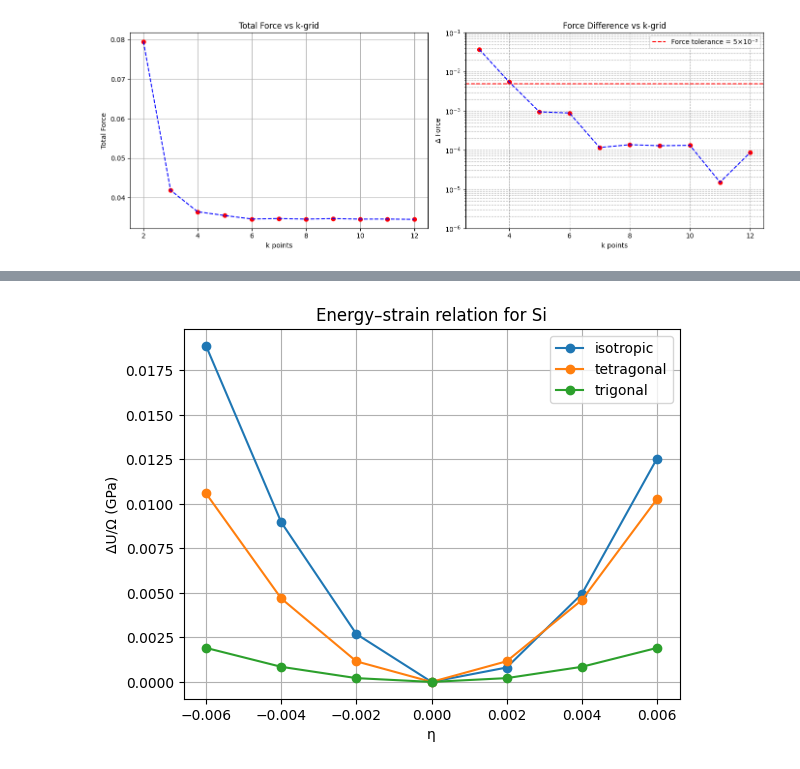
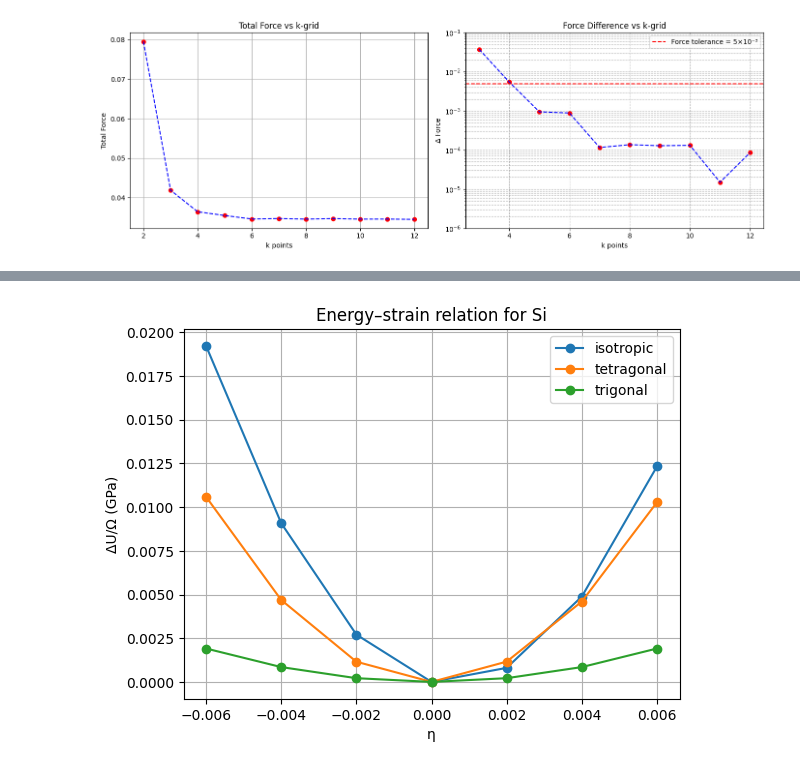
Before and after one commit to chemerzhc/Cornell-MSE5720-Assignment, a Jupyter notebook: HW2/HW2.ipynb, the cells around one changed output, grey strips where cells are left out. Cells and saved outputs as stored; diff of their text form; code cells hidden in the pictures.

```diff
--- a/HW2/HW2.ipynb
+++ b/HW2/HW2.ipynb
@@ -480,13 +480,7 @@ plt.show()
 [None, 0.037599999999999995, 0.005463000000000003, 0.0009459999999999955, 0.0008809999999999998, 0.00011599999999999805, 0.00013699999999999823, 0.00012899999999999717, 0.00013200000000000017, 1.50000 ...
 [figure]
 # %%
-# 🧮 Exercise 2A – Elastic Constants of Si (Quantum ESPRESSO)
-# Extract energies from GitHub outputs and compute C11, C12, C44.
-
-import re, requests
-import numpy as np
 import pandas as pd
-import matplotlib.pyplot as plt
 from scipy.optimize import curve_fit
 from IPython.display import Markdown as md
 
@@ -494,20 +488,26 @@ from IPython.display import Markdown as md
 base_url = "https://raw.githubusercontent.com/chemerzhc/Cornell-MSE5720-Assignment/main/HW2/Q2/Q2A_si"
 deformations = ["isotropic", "tetragonal", "trigonal"]
 etas = np.array([-0.006, -0.004, -0.002, 0.0, 0.002, 0.004, 0.006])
-
-a0 = 10.2                     # lattice parameter in bohr
-Omega = a0**3 / 4             # Si FCC conventional cell volume per 2 atoms
-Ry_to_GPa = 14710.5           # conversion factor (Ry/bohr³ → GPa)
+Ry_to_GPa = 14710.5  # conversion factor (Ry/bohr³ → GPa)
 
 # --- Helper functions --------------------------------------------------------
-def get_energy(url: str):
-    """Extract total energy from QE .out file hosted on GitHub."""
+def get_energy_and_volume(url: str):
+    """Extract total energy and unit-cell volume from QE .out file hosted on GitHub."""
     r = requests.get(url)
     if r.status_code != 200:
-        print(f"⚠️  Missing {url}")
-        return np.nan
-    m = re.search(r"! *total energy *=\s*([-\d.]+)", r.text)
-    return float(m.group(1)) if m else np.nan
+        print(f"⚠️ Missing {url}")
+        return np.nan, np.nan
+    text = r.text
+
+    # Total energy
+    m_energy = re.search(r"! *total energy *=\s*([-\d.]+)", text)
+    energy = float(m_energy.group(1)) if m_energy else np.nan
+
+    # Unit-cell volume
+    m_vol = re.search(r"unit-cell volume\s*=\s*([-\d.]+)", text)
+    volume = float(m_vol.group(1)) if m_vol else np.nan
+
+    return energy, volume
 
 def fit_quadratic(x, y):
     """Fit y = A*x² and return coefficient A."""
@@ -515,17 +515,17 @@ def fit_quadratic(x, y):
     popt, _ = curve_fit(f, x, y)
     return popt[0]
 
-# --- Fetch all energies ------------------------------------------------------
+# --- Fetch all energies and volumes ------------------------------------------
 records = []
 for defm in deformations:
     for eta in etas:
         eta_dir = f"eta{str(eta).replace('-', 'm').replace('.', 'p')}"
         fname = f"Si_{defm}_{eta_dir}/Si_{defm}_{eta_dir}.out"
         url = f"{base_url}/{fname}"
-        E = get_energy(url)
-        records.append((defm, eta, E))
+        E, V = get_energy_and_volume(url)
+        records.append((defm, eta, E, V))
 
-df = pd.DataFrame(records, columns=["deformation", "eta", "energy_Ry"])
+df = pd.DataFrame(records, columns=["deformation", "eta", "energy_Ry", "volume_au3"])
 display(df)
 
 # --- Fit ΔU/Ω vs η² ---------------------------------------------------------
@@ -533,42 +533,44 @@ slopes = {}
 for defm in deformations:
     sub = df[df.deformation == defm].copy()
     E0 = sub.loc[sub.eta == 0, "energy_Ry"].values[0]
+    V0 = sub.loc[sub.eta == 0, "volume_au3"].values[0]
+
     sub["dU_Ry"] = sub.energy_Ry - E0
-    sub["dU_perVol"] = sub.dU_Ry / Omega
-    A = fit_quadratic(sub.eta, sub.dU_perVol)
+    # ΔU / Ω using actual volume of each structure
+    sub["dU_perVol"] = sub["dU_Ry"] / sub["volume_au3"]
+
+    A = fit_quadratic(sub.eta, sub["dU_perVol"])
     slopes[defm] = A
-    plt.plot(sub.eta, sub.dU_perVol * Ry_to_GPa, "o-", label=defm)
+
+    plt.plot(sub.eta, sub["dU_perVol"] * Ry_to_GPa, "o-", label=defm)
+
 plt.xlabel("η")
 plt.ylabel("ΔU/Ω (GPa)")
-plt.legend()
 plt.title("Energy–strain relation for Si")
 plt.grid(True)
+plt.legend()
 plt.show()
 
-# --- Compute elastic constants ----------------------------------------------
 A_iso, A_tet, A_tri = slopes["isotropic"], slopes["tetragonal"], slopes["trigonal"]
+print(A_iso, A_tet, A_tri)
 
-C11_plus_2C12 = 2 * A_iso * Ry_to_GPa
-C11_minus_C12 = 3 * A_tet * Ry_to_GPa
+C11 = Ry_to_GPa*(A_iso + A_tet) *2/ 9
+C12 = Ry_to_GPa*(A_iso*2 - A_tet) / 9
 C44 = 2 * A_tri * Ry_to_GPa
-
-C11 = (C11_plus_2C12 + 2*C11_minus_C12) / 3
-C12 = (C11_plus_2C12 - C11_minus_C12) / 3
 
 display(md(f"""
 ### 🧾 Elastic Constants of Si (from DFT)
 
 | Constant | Formula (from ΔU/Ω = f·η²) | Value (GPa) |
-|:----------|:-----------------------------|-------------:|
-| C₁₁ | (2·A<sub>iso</sub> + 2·A<sub>tet</sub>·3)/3 | {C11:8.2f} |
-| C₁₂ | (2·A<sub>iso</sub> −  A<sub>tet</sub>·3)/3 | {C12:8.2f} |
-| C₄₄ | 2·A<sub>tri</sub> | {C44:8.2f} |
+|:---------|:---------------------------|------------:|
+| C₁₁      | (2·A_iso + 2·A_tet·3)/3    | {C11:8.2f} |
+| C₁₂      | (2·A_iso −  A_tet·3)/3     | {C12:8.2f} |
+| C₄₄      | 2·A_tri                     | {C44:8.2f} |
 
-*A<sub>iso</sub>, A<sub>tet</sub>, A<sub>tri</sub> are the fitted coefficients (Ry/bohr³) from isotropic, tetragonal and trigonal deformations respectively.*
+*A_iso, A_tet, A_tri are the fitted coefficients (Ry/bohr³) from isotropic, tetragonal and trigonal deformations respectively.*
 """))
 
-# Optional: export all processed data
 df_out = df.copy()
-df_out.to_csv("Si_elastic_results.csv", index=False)
-print("Results saved to Si_elastic_results.csv")
+df_out.to_csv("Si_elastic_results_with_volume.csv", index=False)
+print("Results saved to Si_elastic_results_with_volume.csv")
 # %% [output]
@@ -592 +594 @@ print("Results saved to Si_elastic_results.csv")
-[figure, old version]
+[figure, new version]
```
Also changed, not shown: parts of 2 cells of this notebook, 32 other files.
